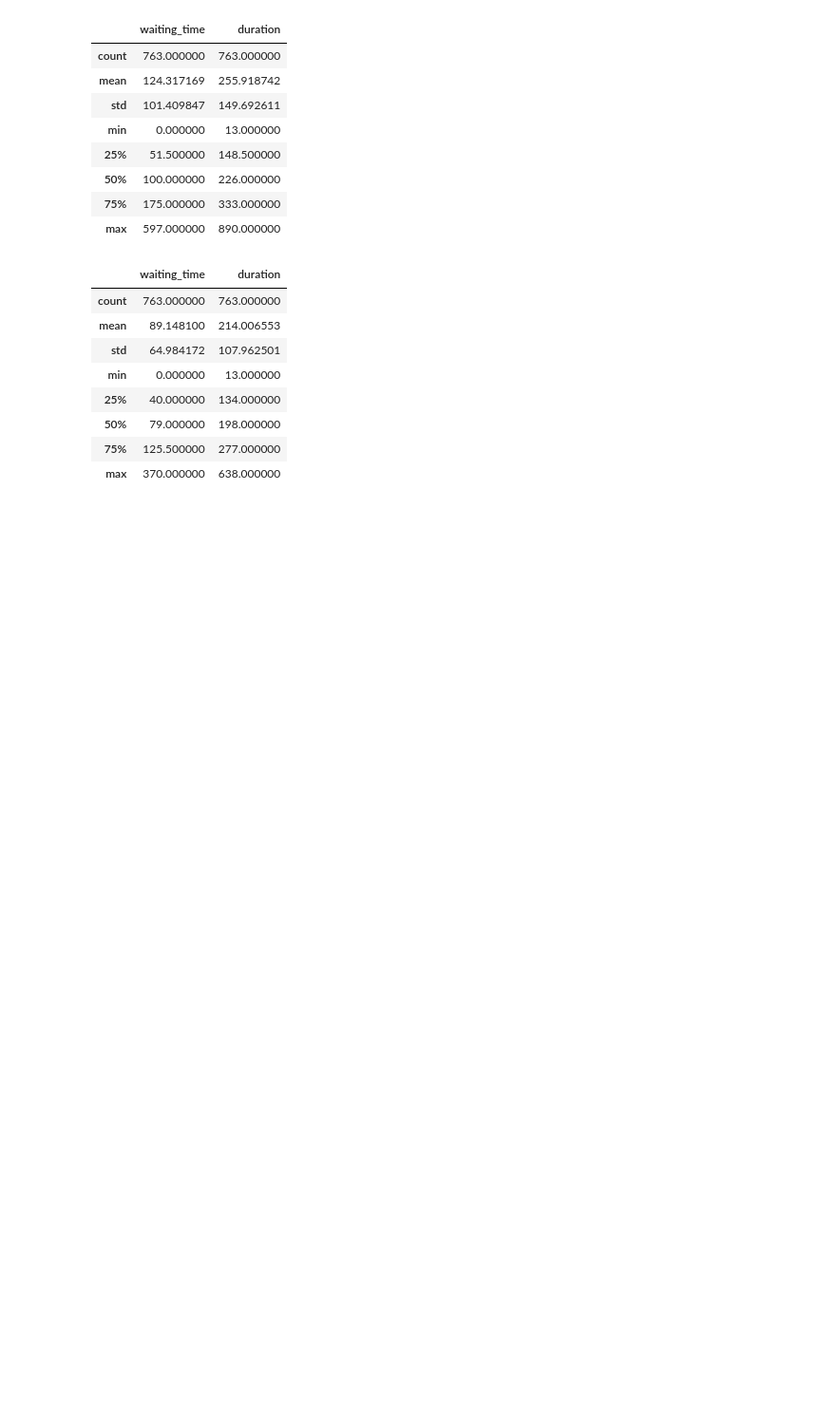
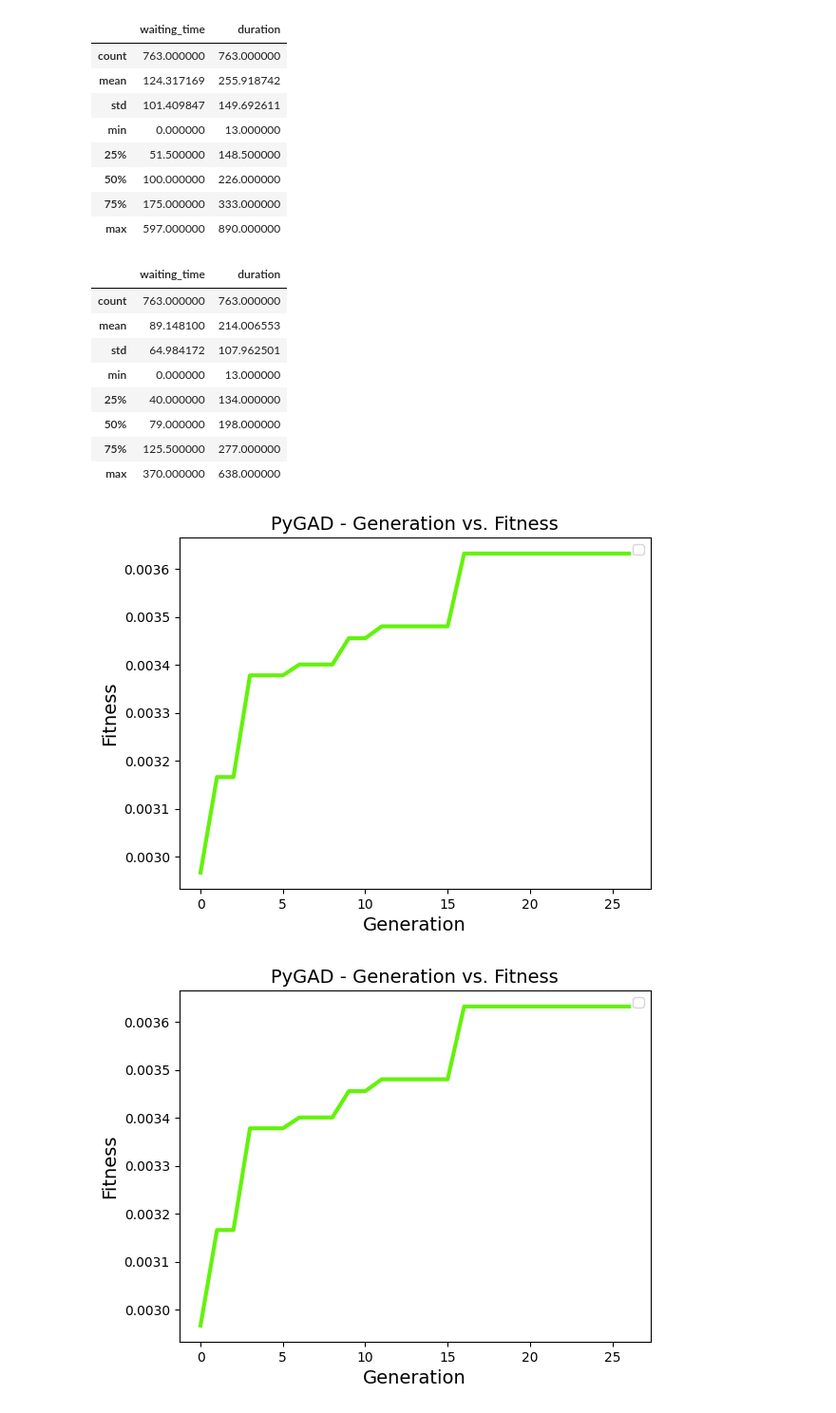
Before and after one commit to robertriosm/upmega, a Jupyter notebook: analisis.ipynb, the cells around one changed output. Shown at 95% size. Cells and saved outputs as stored; diff of their text form; code cells hidden in the pictures; blank space fills up the shorter version.

```diff
--- a/analisis.ipynb
+++ b/analisis.ipynb
@@ -119,3 +119,9 @@ df_f.describe()
 | 50% | 79.000000 | 198.000000 |
 | 75% | 125.500000 | 277.000000 |
 | max | 370.000000 | 638.000000 |
+# %%
+modelv = pygad.load("history/g80p10m2touruni")
+modelv.plot_fitness()
+# %% [output]
+[figure, added]
+[figure, added]
```
Also changed, not shown: parts of 4 cells of this notebook, 3 other files.
